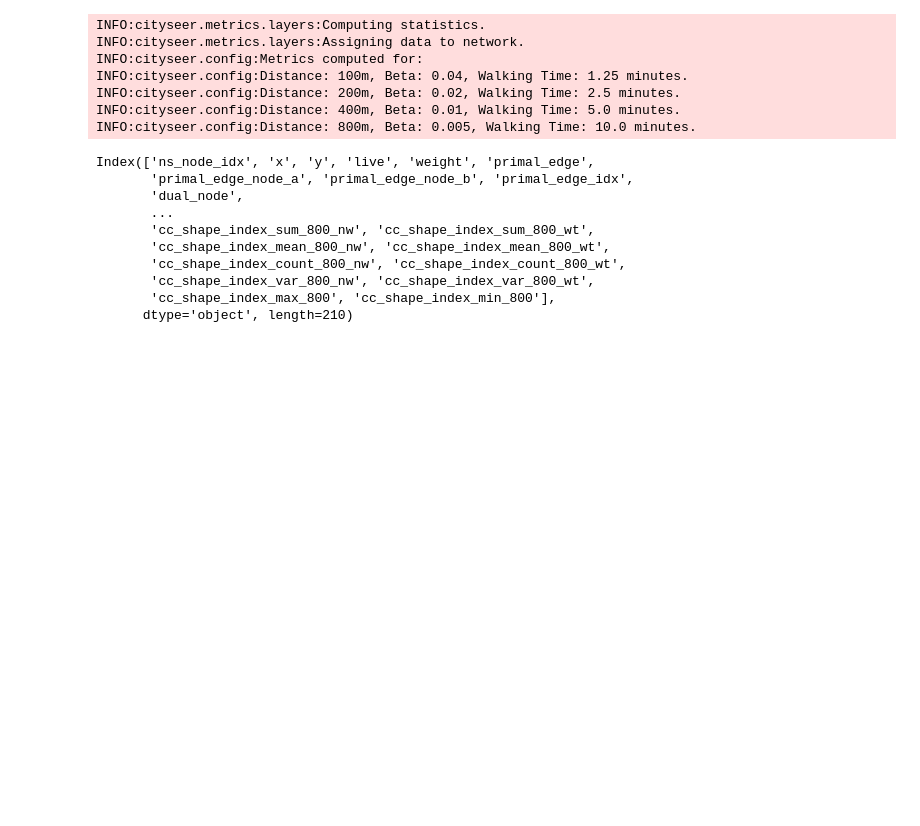
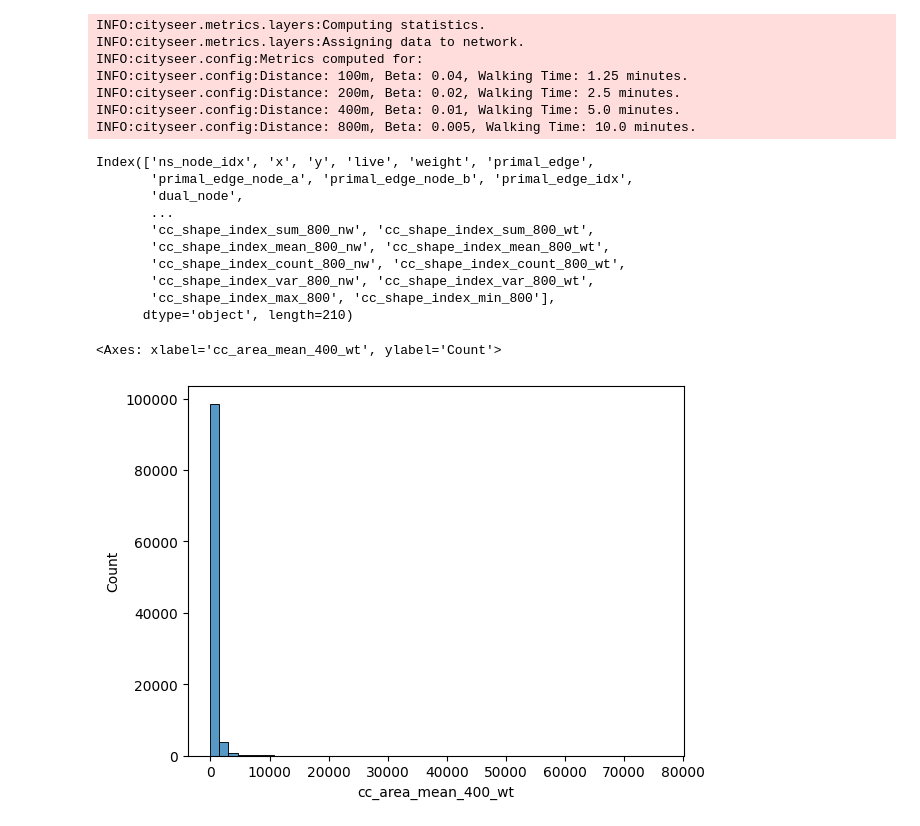
Before and after one commit to benchmark-urbanism/cityseer-examples, a Jupyter notebook: recipes/stats/gpd_stats.ipynb, the cells around one changed output. Cells and saved outputs as stored; diff of their text form; code cells hidden in the pictures; blank space fills up the shorter version.

```diff
--- a/recipes/stats/gpd_stats.ipynb
+++ b/recipes/stats/gpd_stats.ipynb
@@ -79,3 +64,14 @@ Index(['ns_node_idx', 'x', 'y', 'live', 'weight', 'primal_edge',
        'cc_shape_index_var_800_nw', 'cc_shape_index_var_800_wt',
        'cc_shape_index_max_800', 'cc_shape_index_min_800'],
       dtype='object', length=210)
+# %%
+import seaborn as sns
+
+sns.histplot(
+    data=nodes_gdf,
+    x="cc_area_mean_400_wt",
+    bins=50,
+)
+# %% [output]
+<Axes: xlabel='cc_area_mean_400_wt', ylabel='Count'>
+[figure, added]
```
Also changed, not shown: parts of 5 cells of this notebook, 6 other files.
